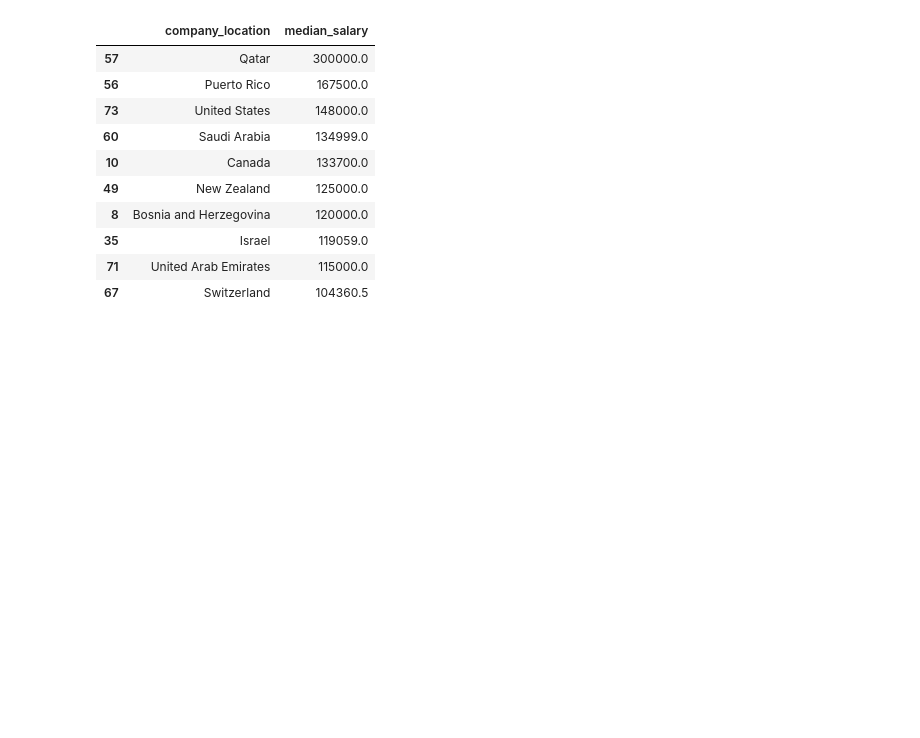
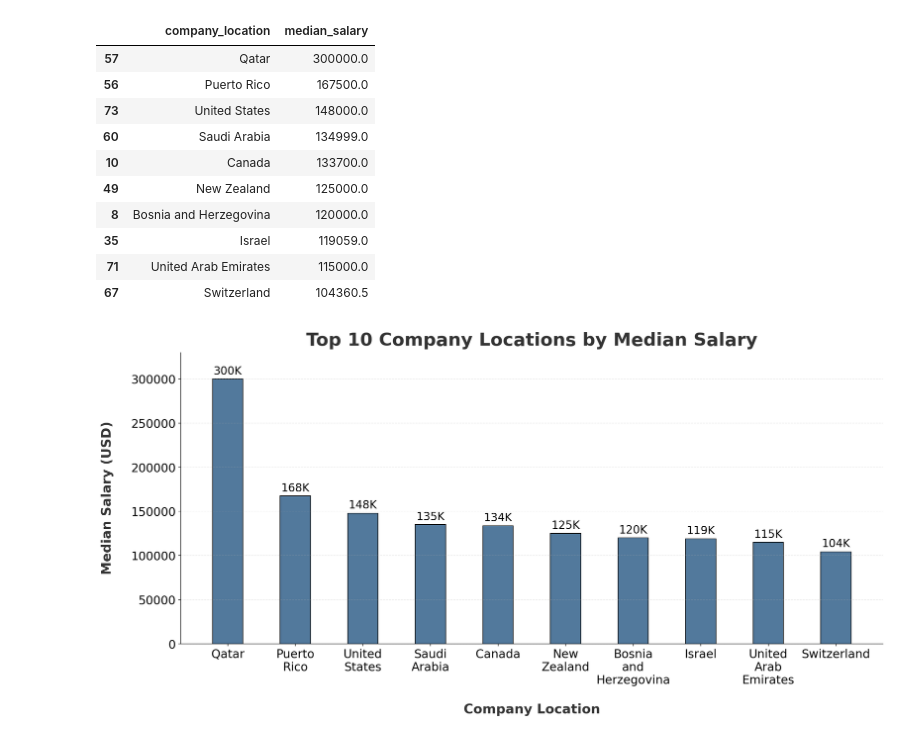
Before and after one commit to Chauhanekta21/Data_Job_Market_Analysis, a Jupyter notebook: main_file.ipynb, the cells around one changed output. Cells and saved outputs as stored; diff of their text form; code cells hidden in the pictures; blank space fills up the shorter version.

Commit message:
Visualized top 10 company locations by median salary using a bar chart for clear comparison of high-paying regions

```diff
--- a/main_file.ipynb
+++ b/main_file.ipynb
@@ -1514,3 +1514,64 @@ median_salary_bylocation
 | 35 | Israel | 119059.0 |
 | 71 | United Arab Emirates | 115000.0 |
 | 67 | Switzerland | 104360.5 |
+# %%
+#step02: Visualized top 10 company locations by Median salary
+
+# Data
+x = median_salary_bylocation["company_location"]
+y = median_salary_bylocation["median_salary"]
+
+# Wrap long labels for better readability
+import textwrap
+wrapped_labels = ["\n".join(label.split()) for label in x]
+
+# Create positions to increase spacing between bars
+pos = np.arange(len(x)) * 2.0   # adjust (1.3–1.5) for more spacing
+
+# Create figure
+plt.figure(figsize=(16, 8), dpi=150)
+
+# Bar plot
+plt.bar(pos, y, width=0.9, edgecolor="black", color="#52799C")
+
+# Titles and labels
+plt.title(
+    "Top 10 Company Locations by Median Salary",
+    color="#333333",
+    fontweight="bold",
+    fontsize=26,
+    pad=10
+)
+plt.xlabel("Company Location", fontweight="bold", fontsize=19, labelpad=25, color="#333333")
+plt.ylabel("Median Salary (USD)", fontweight="bold", fontsize=19, labelpad=25, color="#333333")
+
+# Axis formatting
+plt.xticks(pos, wrapped_labels, fontsize=17)
+plt.yticks(fontsize=17)
+
+# Add value labels (formatted as K)
+for i, v in enumerate(y):
+    label = f"{v/1000:.0f}K"   # 400000 → 400K
+    plt.text(
+        pos[i],
+        v + max(y) * 0.008,
+        label,
+        ha='center',
+        va='bottom',
+        fontsize=16
+    )
+
+# Styling improvements
+plt.ylim(0, max(y) * 1.1)
+plt.margins(y=0.05)
+plt.grid(axis='y', linestyle='--', alpha=0.3)
+
+# Remove unnecessary borders
+plt.gca().spines['top'].set_visible(False)
+plt.gca().spines['right'].set_visible(False)
+
+# Show plot
+plt.tight_layout()
+plt.show()
+# %% [output]
+[figure, added]
```
